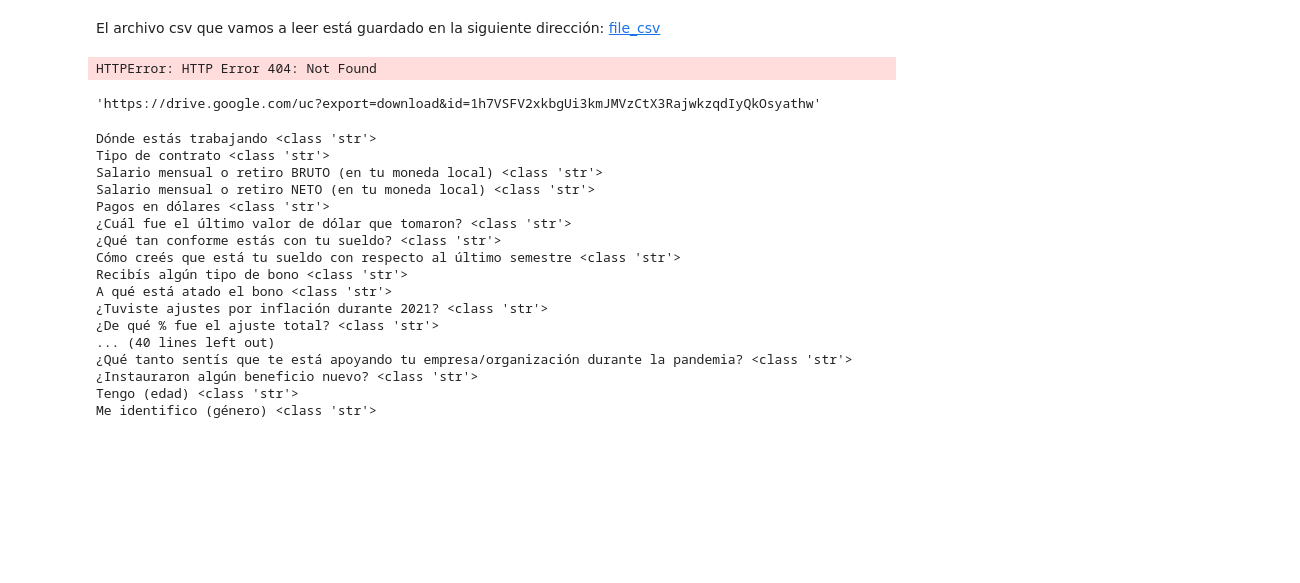
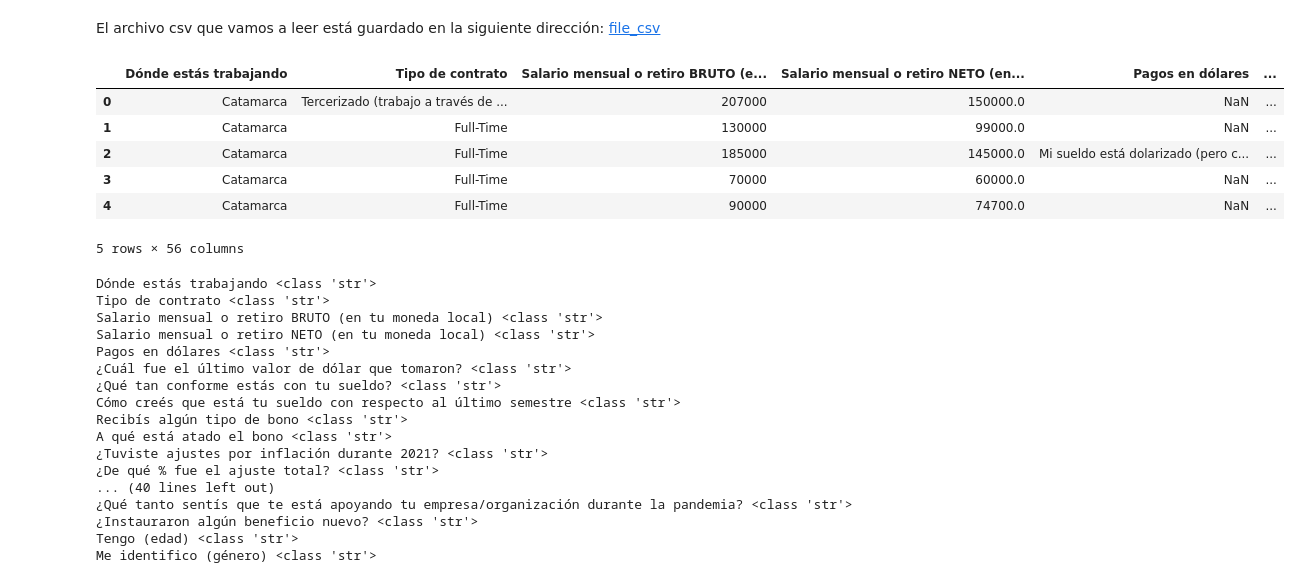
Before and after one commit to nicoambrosis/Analisis-y-Visualizacion-de-datos, a Jupyter notebook: 00 Inicios en Python.ipynb, the cells around one changed output. Cells and saved outputs as stored; diff of their text form; code cells hidden in the pictures; blank space fills up the shorter version.

```diff
--- a/00 Inicios en Python.ipynb
+++ b/00 Inicios en Python.ipynb
@@ -19,17 +13,15 @@ print(df.head())
 # %%
-print('El archivo .csv con los resultados de la encuesta esta cargado en: \nhttps://github.com/nicoambrosis/sysarmy_survey')
-
-file = '2022.1 - sysarmy - Encuesta de remuneración salarial Argentina - Argentina.csv'
-df = pd.read_csv(file,
-                skiprows=range(9),
-                header = 1)
+file_name = '2022.1 - sysarmy - Encuesta de remuneración salarial Argentina - Argentina.csv'
+df = pd.read_csv(file_name, skiprows=range(9), header=1)
 df.head()
 # %% [output]
+|  | Dónde estás trabajando | Tipo de contrato | Salario mensual o retiro BRUTO (e... | Salario mensual o retiro NETO (en... | Pagos en dólares | ... |
+| 0 | Catamarca | Tercerizado (trabajo a través de ... | 207000 | 150000.0 | NaN | ... |
+| 1 | Catamarca | Full-Time | 130000 | 99000.0 | NaN | ... |
+| 2 | Catamarca | Full-Time | 185000 | 145000.0 | Mi sueldo está dolarizado (pero c... | ... |
+| 3 | Catamarca | Full-Time | 70000 | 60000.0 | NaN | ... |
+| 4 | Catamarca | Full-Time | 90000 | 74700.0 | NaN | ... |
-HTTPError: HTTP Error 404: Not Found
+5 rows × 56 columns
-# %%
-path
-# %% [output]
-'https://drive.google.com/uc?export=download&id=1h7VSFV2xkbgUi3kmJMVzCtX3RajwkzqdIyQkOsyathw'
 # %%
 # analizamos los nombres de las columnas y el tipo de datos que hay en ellas
 for i in df.columns:
```
Also changed, not shown: parts of 1 cell of this notebook.
